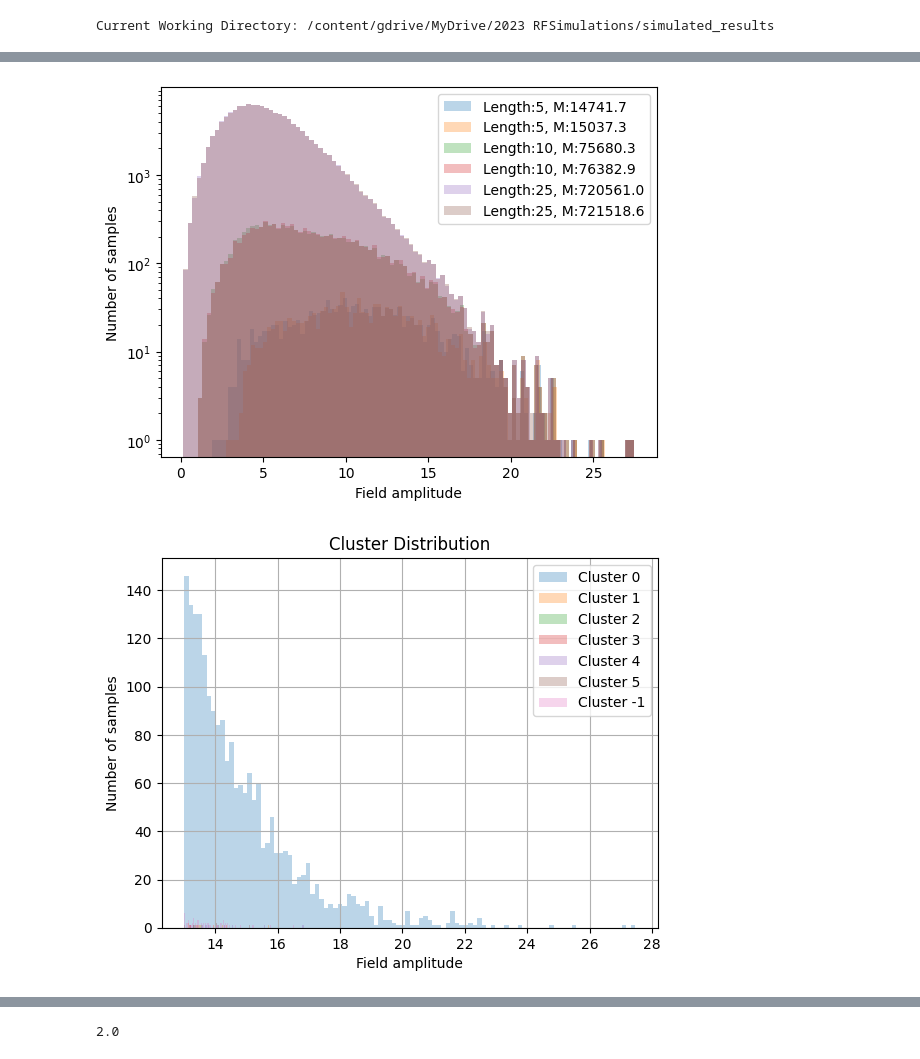
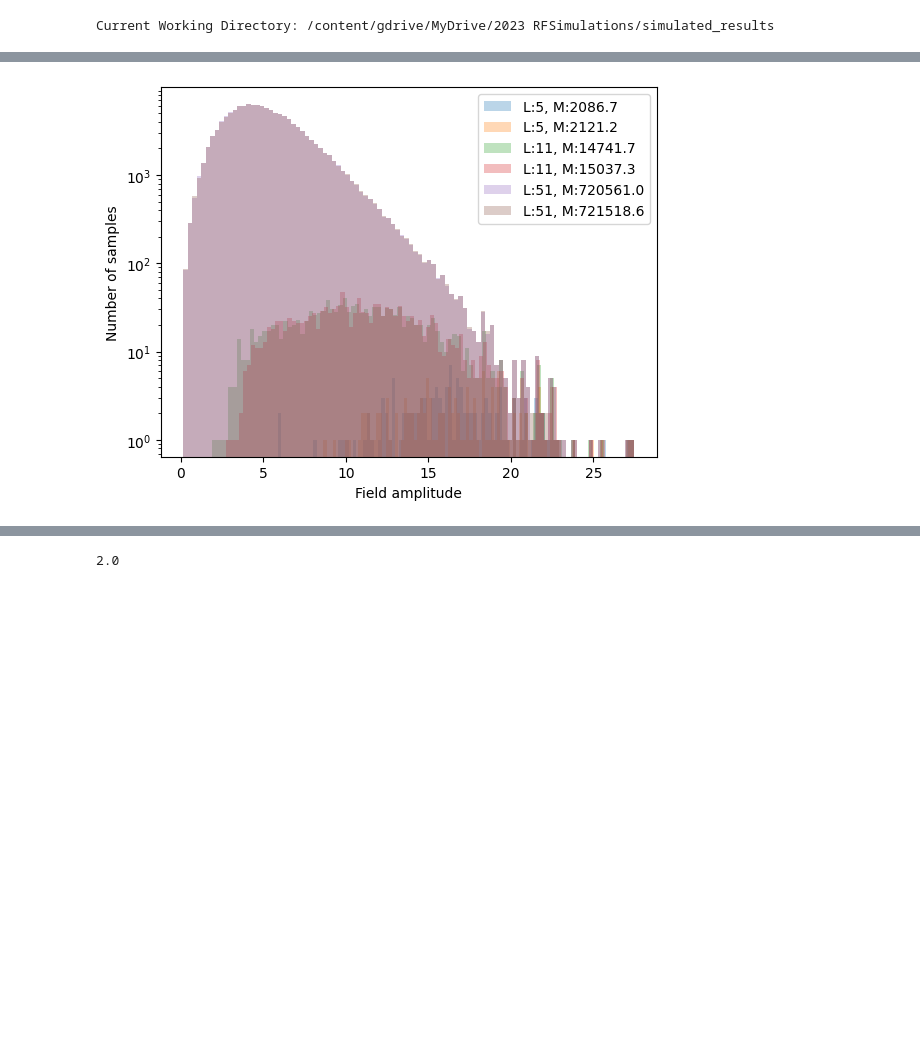
Before and after one commit to khchoi-physik/pbh_simulations, a Jupyter notebook: RFSIMS.ipynb, the cells around one changed output, grey strips where cells are left out. Cells and saved outputs as stored; diff of their text form; code cells hidden in the pictures; blank space fills up the shorter version.

Commit message:
Fixed the calculation of volume

```diff
--- a/RFSIMS.ipynb
+++ b/RFSIMS.ipynb
@@ -704,6 +704,6 @@ print(f'Current Working Directory: {os.getcwd()}')
 Current Working Directory: /content/gdrive/MyDrive/2023 RFSimulations/simulated_results
 # %%
 instance_id = 797
-length_list = {5,10,25}
+length_list = {2,5,25}
 # %%
 exprf = np.load(f'exprf_{instance_id}.npy')
@@ -710,46 +737,23 @@ exprf = np.load(f'exprf_{instance_id}.npy')
 # %%
-# Initialize
-clus_anal = CLUS_ANAL(exprf=exprf , pixel=pixel, z_pixel=z_pixel)
-
-# Locate rare event by mask
-nsigmas_masked_positions = clus_anal.masking(cutoff = n_sigma+1)
-# Find all points within a shape of the rectange of size lx*ly*lz
-
+# @title Find all points within a shape of the rectange of size lx*ly*lz
 
 fig, ax = plt.subplots()
 total_mass_list = {}
 density_profile = {}
 
 for l in range(eps+5):
     sub_manifolds, total_mass = clus_anal.submanifolds(nsigmas_masked_positions, lx=l , ly=l , lz=l)
-    density_profile[l] = total_mass[0]  / ((l+1)**3)
+    density_profile[l] = total_mass[0]  / ((2*l+1)**3)
     #total_mass_list.append(total_mass)
     if l in length_list:
         for ii in range(nsigmas_masked_positions.shape[0]):
-            ax.hist(sub_manifolds[ii].flatten(),bins=100, label=f'Length:{l}, M:{total_mass[ii]:.1f}', alpha=0.3);
+            ax.hist(sub_manifolds[ii].flatten(),bins=100, label=f'L:{2*l+1}, M:{total_mass[ii]:.1f}', alpha=0.3);
             ax.set_xlabel('Field amplitude')
             ax.set_ylabel('Number of samples')
             ax.set_yscale('log')
 plt.legend()
 plt.show()
 
-
-# Masking for amplitudes beyond 5 Sigmas:
-masked_positions = clus_anal.masking(cutoff = cluster_cutoff)
-
-# DBSCAN
-cluster_labels = clus_anal.dbscan(eps=eps, min_sam=min_sam, masked_positions=masked_positions)
-
-# Clustering Distances
-#distances = clus_anal.cluster_distances(masked_positions, cluster_labels)
-
-# Cluster amplitude distributions
-cluster_distribution_figure, cluster_field_values = clus_anal.cluster_distribution_3d(masked_positions, cluster_labels)
-cluster_distribution_figure.savefig(f'Cluster_amplitude_distribution_{instance_id}.pdf')
-
-# 3D scattering of cluster
-clustering_figures = clus_anal.cluster_plot_3D(masked_positions, cluster_labels)
-clustering_figures.savefig(f'Cluster_3D_distribution_{instance_id}.pdf')
+fig.savefig(f'Cluster_distributions_by_volume_{instance_id}.pdf')
 # %% [output]
-[figure, old version]
+[figure, new version]
-[figure, removed]
```
Also changed, not shown: parts of 4 cells of this notebook.
